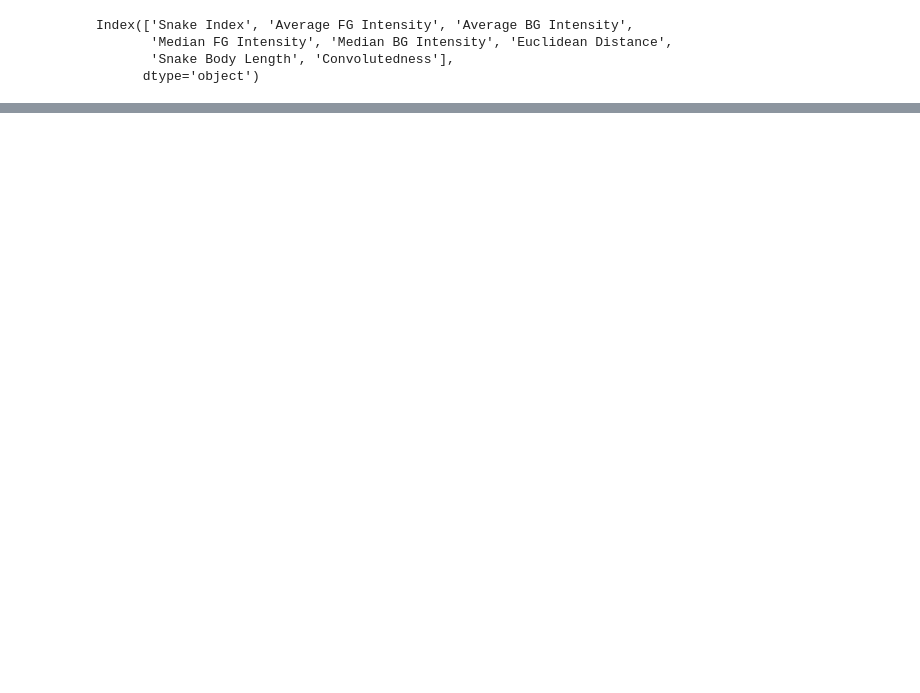
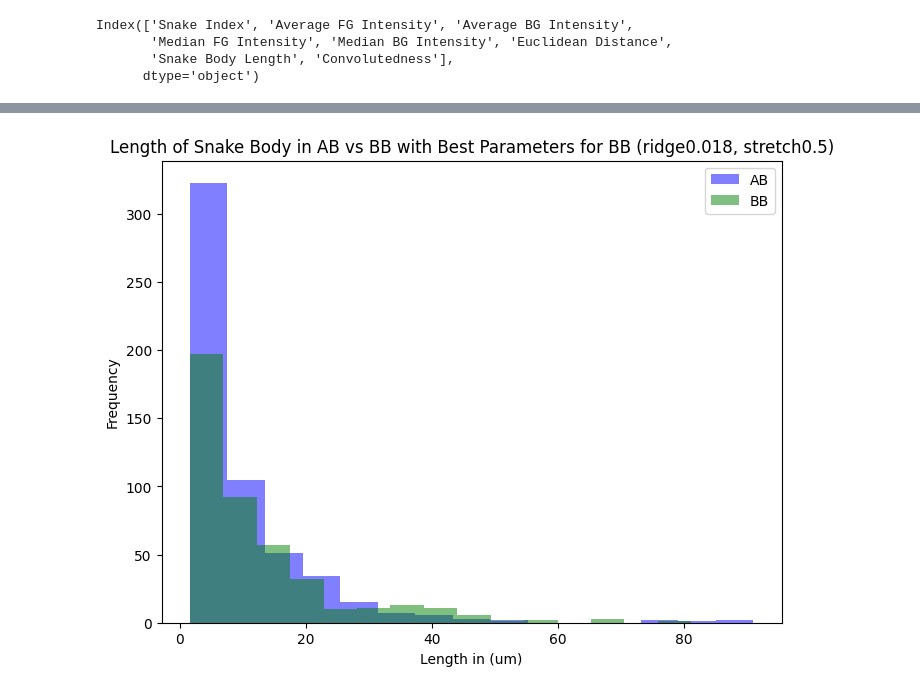
Before and after one commit to hsuyab/actin_seg, a Jupyter notebook: notebook/analysis.ipynb, the cells around one changed output, grey strips where cells are left out. Drawn from its saved outputs; the diff is of its cells as text; code cells hidden in the pictures; blank space fills up the shorter version.

```diff
--- a/notebook/analysis.ipynb
+++ b/notebook/analysis.ipynb
@@ -396,0 +430,17 @@ plt.show()
+# %%
+#now do as above for the best parameters for BB
+df_ab_p_bb_combined = pd.DataFrame()
+df_bb_p_bb_combined = pd.DataFrame()
+
+count_ab_p_bb = []
+count_bb_p_bb = []
+
+for i in soax_op_list:
+    if 'AB' in i:
+        if str(ridge_bb) in i and str(stretch_bb) in i:
+            df_ab_p_bb_combined = pd.concat([df_ab_p_bb_combined, pd.read_excel(i)], axis=0)
+            count_ab_p_bb.append(pd.read_excel(i).shape[0])
+    if 'BB' in i:
+        if str(ridge_bb) in i and str(stretch_bb) in i:
+            df_bb_p_bb_combined = pd.concat([df_bb_p_bb_combined, pd.read_excel(i)], axis=0)
+            count_bb_p_bb.append(pd.read_excel(i).shape[0])
@@ -396,0 +459,13 @@ plt.show()
+# %%
+#now do as above for the best parameters for BB
+# Histogram 5: Snake Length Across Distributions
+fig, ax = plt.subplots(figsize=(8, 6))
+ax.hist(df_ab_p_bb_combined['Snake Body Length']*0.267, bins=15, alpha=0.5, label='AB', color='blue')
+ax.hist(df_bb_p_bb_combined['Snake Body Length']*0.267, bins=15, alpha=0.5, label='BB', color='green')
+ax.set_title(f'Length of Snake Body in AB vs BB with Best Parameters for BB (ridge{ridge_bb}, stretch{stretch_bb})')
+ax.set_xlabel('Length in (um)')
+ax.set_ylabel('Frequency')
+ax.legend()
+plt.show()
+# %% [output]
+[figure, added]
```
Also changed, not shown: parts of 51 cells of this notebook.
